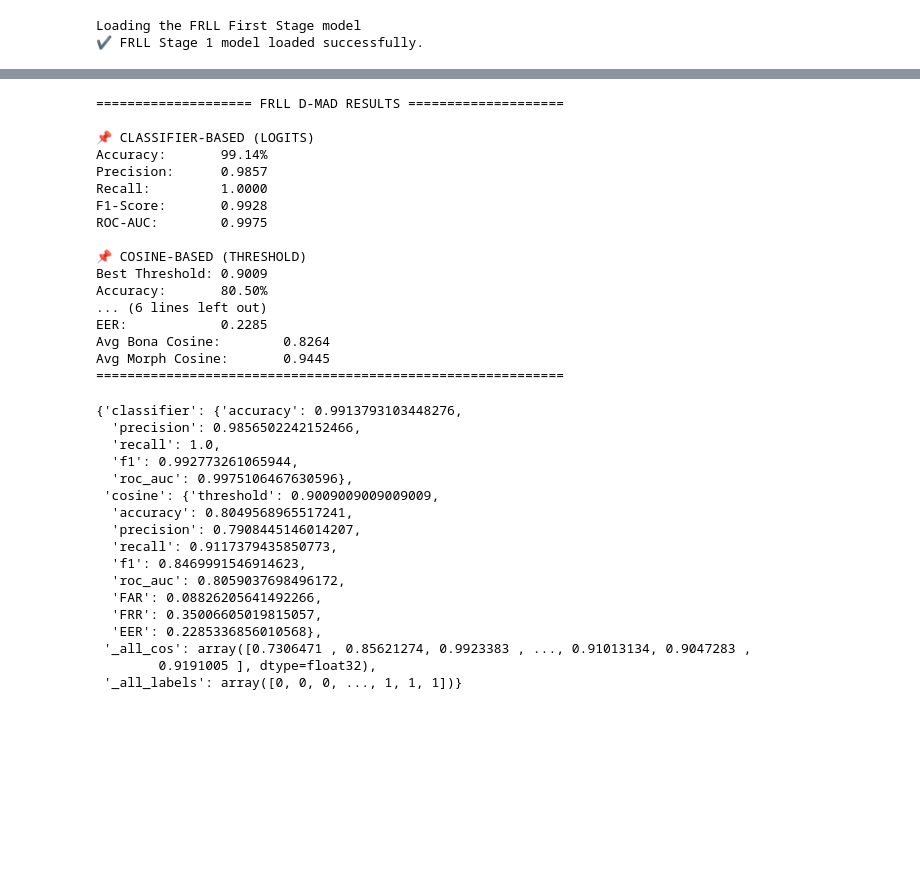
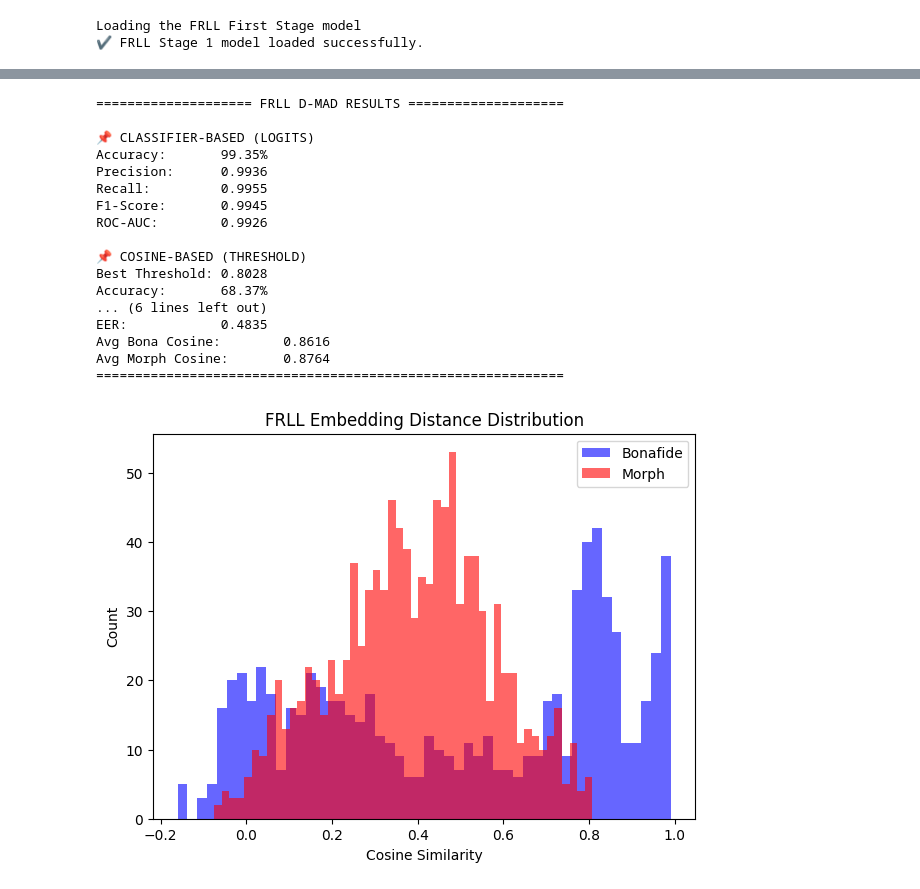
Before and after one commit to yicikek/FYP, a Jupyter notebook: D-MAD/d-madv1.ipynb, the cells around one changed output, grey strips where cells are left out. Saved outputs shown, nothing was run; the diff lists cells and outputs as text; code cells hidden in the pictures; blank space fills up the shorter version.

```diff
--- a/D-MAD/d-madv1.ipynb
+++ b/D-MAD/d-madv1.ipynb
@@ -1446,39 +1489,26 @@ dmad_model.load_state_dict(checkpoint["model_state_dict"])
 
 
 # Run test
-evaluate_dmad_both(dmad_model, frll_test_loader, dataset_name="FRLL D-MAD")
+results1= evaluate_dmad_both(dmad_model, frll_test_loader, dataset_name="FRLL D-MAD")
 # %% [output]
 ==================== FRLL D-MAD RESULTS ====================
 
 📌 CLASSIFIER-BASED (LOGITS)
-Accuracy:       99.14%
-Precision:      0.9857
-Recall:         1.0000
-F1-Score:       0.9928
-ROC-AUC:        0.9975
+Accuracy:       99.35%
+Precision:      0.9936
+Recall:         0.9955
+F1-Score:       0.9945
+ROC-AUC:        0.9926
 
 📌 COSINE-BASED (THRESHOLD)
-Best Threshold: 0.9009
-Accuracy:       80.50%
+Best Threshold: 0.8028
+Accuracy:       68.37%
 ... (6 lines left out)
-EER:            0.2285
-Avg Bona Cosine:        0.8264
-Avg Morph Cosine:       0.9445
+EER:            0.4835
+Avg Bona Cosine:        0.8616
+Avg Morph Cosine:       0.8764
 ============================================================
-{'classifier': {'accuracy': 0.9913793103448276,
-  'precision': 0.9856502242152466,
-  'recall': 1.0,
-  'f1': 0.992773261065944,
-  'roc_auc': 0.9975106467630596},
- 'cosine': {'threshold': 0.9009009009009009,
-  'accuracy': 0.8049568965517241,
-  'precision': 0.7908445146014207,
-  'recall': 0.9117379435850773,
-  'f1': 0.8469991546914623,
-  'roc_auc': 0.8059037698496172,
-  'FAR': 0.08826205641492266,
-  'FRR': 0.35006605019815057,
-  'EER': 0.2285336856010568},
- '_all_cos': array([0.7306471 , 0.85621274, 0.9923383 , ..., 0.91013134, 0.9047283 ,
-        0.9191005 ], dtype=float32),
- '_all_labels': array([0, 0, 0, ..., 1, 1, 1])}
+# %%
+plot_embedding_distance_distribution(dmad_model, frll_test_loader,device)
+# %% [output]
+[figure, added]
```
Also changed, not shown: parts of 15 cells of this notebook.
